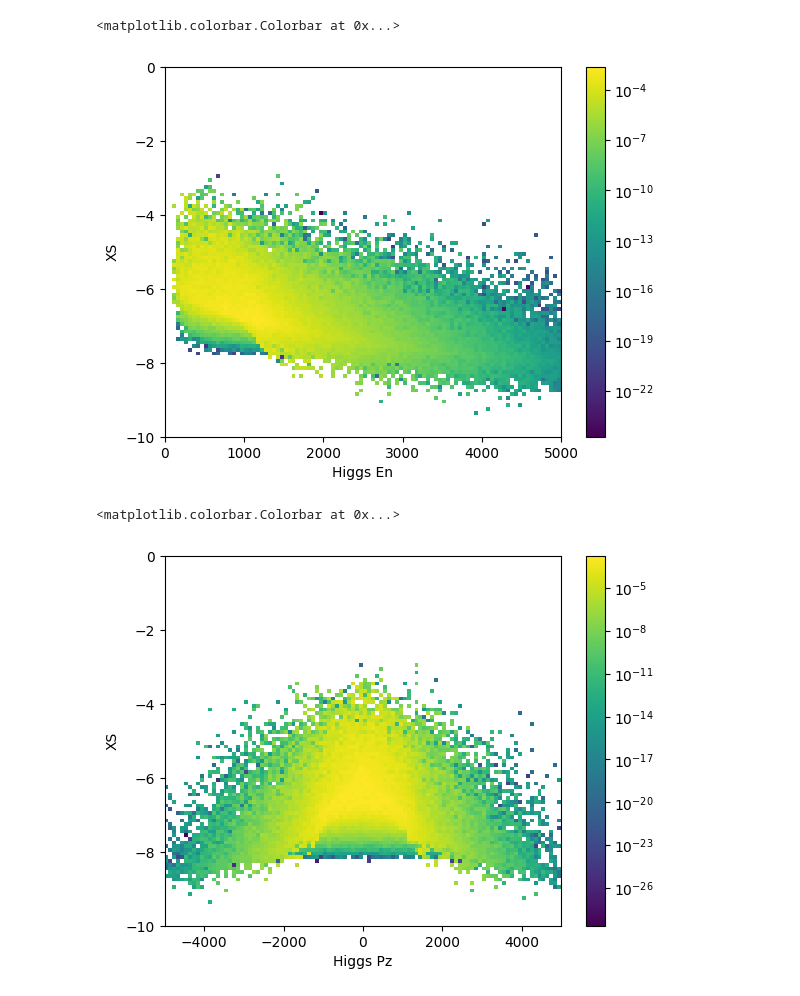
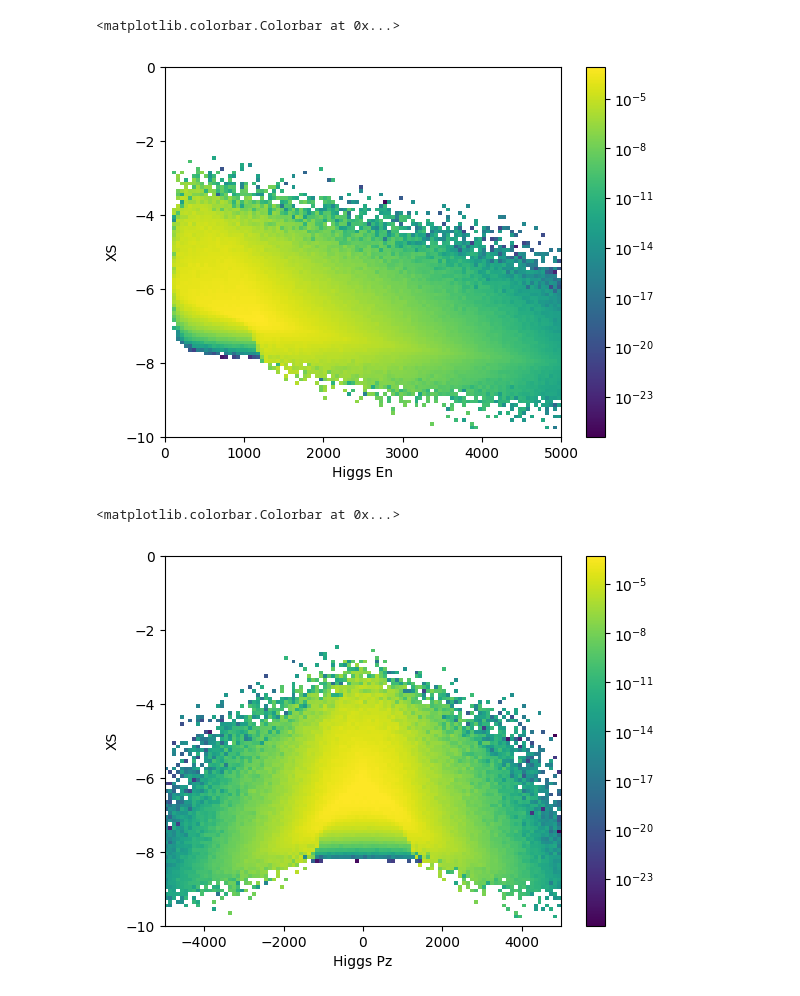
Before and after one commit to valsdav/MEMFlow, a Jupyter notebook: notebooks/TestMadgraphChain.ipynb, the cells around one changed output. Cells and saved outputs as stored; diff of their text form; code cells hidden in the pictures.

```diff
--- a/notebooks/TestMadgraphChain.ipynb
+++ b/notebooks/TestMadgraphChain.ipynb
@@ -30,2 +37,2 @@ N = 100000
 # %%
-p, w , x1, x2, wpdf = phasespace.generate_random_phase_space_points(N, E_CM, [21,21], final_masses, pdf=pdf)
+p, momenta, w , x1, x2 = phasespace.generate_random_phase_space_points(N)
@@ -33,0 +65,11 @@ V = phasespace.rambo_generator.FlatInvertiblePhasespace.get_flatWeights(E_CM, 3)
+# %%
+q2 = tf.cast(tf.ones_like(x1)*91.88**2, dtype=tf.float64)
+
+pdf_weight = torch.tensor(
+        (pdf.xfxQ2(
+            [21],
+            tf.convert_to_tensor(x1, dtype=tf.float64),
+            q2)*pdf.xfxQ2(
+            [21],
+            tf.convert_to_tensor(x2, dtype=tf.float64),
+            q2)).numpy())
@@ -48,3 +131,5 @@ tensor([2.6741e-08, 2.4747e-08, 4.5315e-07,  ..., 1.1443e-07, 2.4266e-07,
+# %%
+out = eval_smatrix(momenta)
 # %%
 plt.hist(np.log10(out), bins=100)
 plt.xlabel("$log_{10}(XS)$")
@@ -53,0 +139,3 @@ Text(0.5, 0, '$log_{10}(XS)$')
+# %%
+shat = x1 * x2 * E_CM**2
+tot_weight = w*pdf_weight/(2*shat)
@@ -66,17 +199,18 @@ Text(0, 0.5, 'jacobian')
 # %%
-plt.hist2d(p[:,2,0].numpy(), np.log10(out.numpy()),
-           weights=w,
-           bins=(100,100), range=((0,5000),(-10,0)),
+plt.hist2d(momenta[:,2,0].numpy(), np.log10(out.numpy()),
+           weights=tot_weight,
+           bins=(100,100),
+           range=((0,5000),(-10,0)),
           norm=colors.LogNorm())
 plt.xlabel("Higgs En")
 plt.ylabel("XS")
 plt.colorbar()
 # %% [output]
 <matplotlib.colorbar.Colorbar at 0x...>
-[figure, old version]
+[figure, new version]
 # %%
-plt.hist2d(p[:,2,3].numpy(), np.log10(out.numpy()),
-           weights=w,
+plt.hist2d(momenta[:,2,3].numpy(), np.log10(out.numpy()),
+           weights=tot_weight,
            bins=(100,100), range=((-5000,5000),(-10,0)),
           norm=colors.LogNorm())
 plt.xlabel("Higgs Pz")
@@ -84,5 +218,5 @@ plt.ylabel("XS")
 plt.colorbar()
 # %% [output]
 <matplotlib.colorbar.Colorbar at 0x...>
-[figure, old version]
+[figure, new version]
 # %%
```
Also changed, not shown: parts of 27 cells of this notebook, 4 other files.
